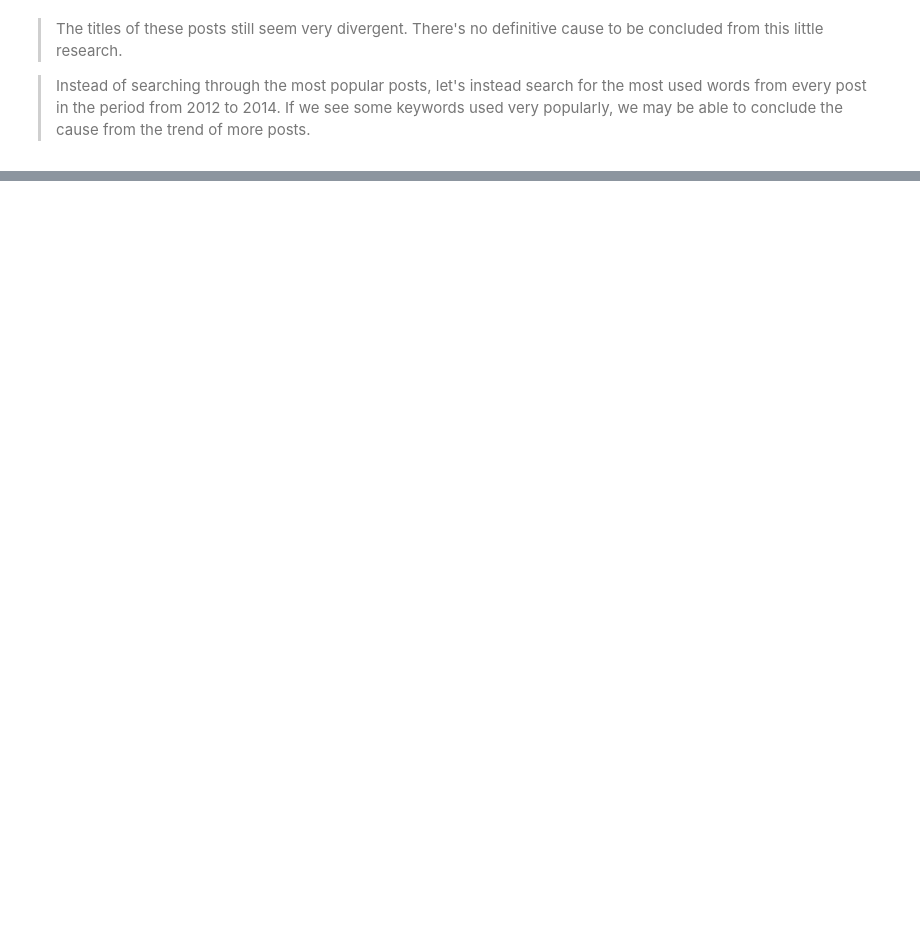
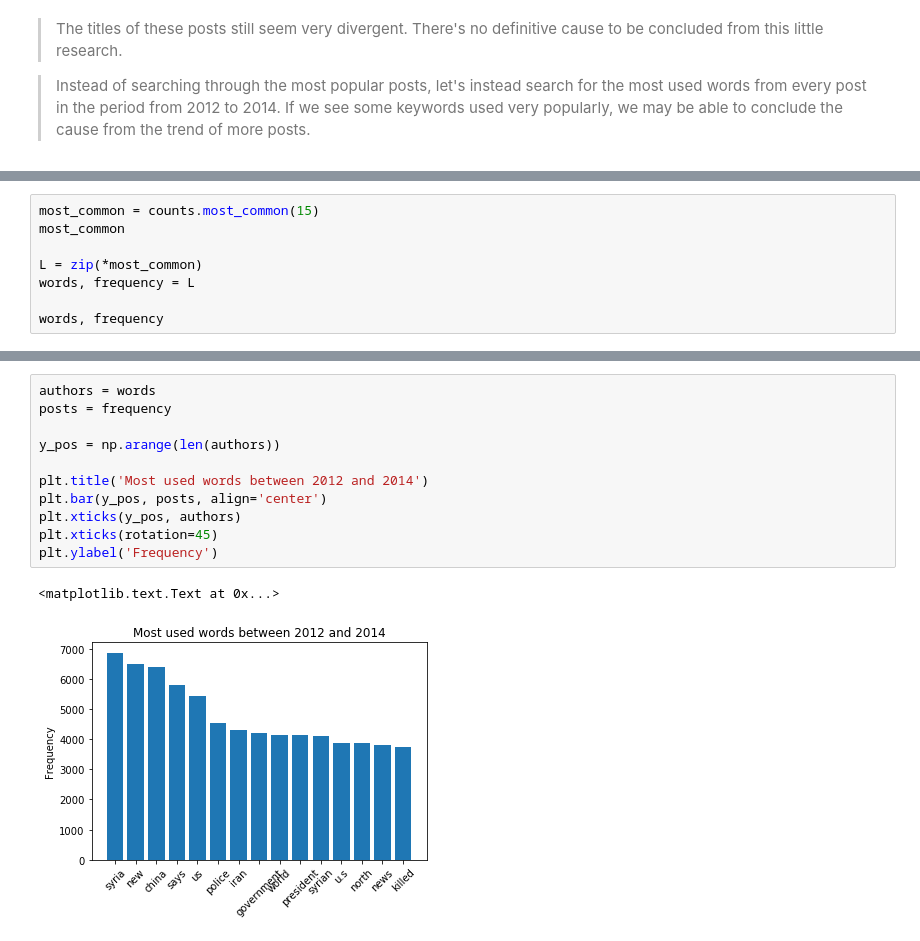
Before and after one commit to EdwinVanRooij/DV, a Jupyter notebook: 02/Week 2 - Assignments.ipynb, the cells around one changed output, grey strips where cells are left out. Cells and saved outputs as stored; diff of their text form; blank space fills up the shorter version.

```diff
--- a/02/Week 2 - Assignments.ipynb
+++ b/02/Week 2 - Assignments.ipynb
@@ -278,0 +310,8 @@ tdf.head(10)
+# %%
+most_common = counts.most_common(15)
+most_common
+
+L = zip(*most_common)
+words, frequency = L
+
+words, frequency
@@ -278,0 +336,14 @@ tdf.head(10)
+# %%
+authors = words
+posts = frequency
+
+y_pos = np.arange(len(authors))
+
+plt.title('Most used words between 2012 and 2014')
+plt.bar(y_pos, posts, align='center')
+plt.xticks(y_pos, authors)
+plt.xticks(rotation=45)
+plt.ylabel('Frequency')
+# %% [output]
+<matplotlib.text.Text at 0x...>
+[figure, added]
```
Also changed, not shown: parts of 6 cells of this notebook, 1 other file.
